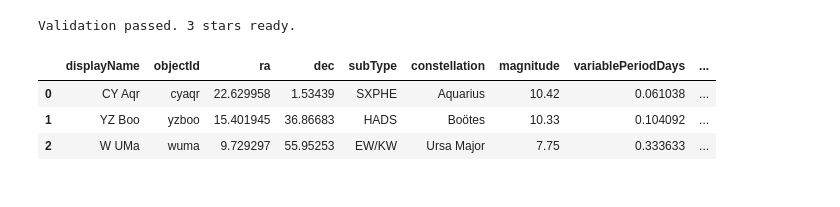
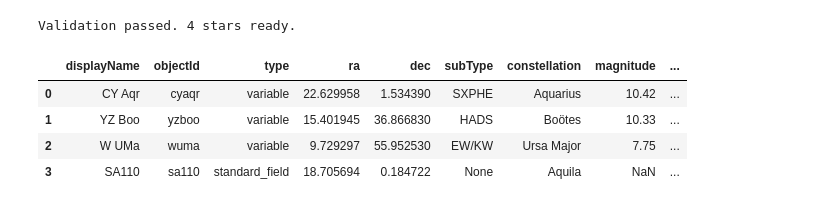
Before and after one commit to jeffrwatts/AstroPlannerData, a Jupyter notebook: vs_catalog.ipynb, the cells around one changed output. Saved outputs shown, nothing was run; the diff lists cells and outputs as text; code cells hidden in the pictures.

```diff
--- a/vs_catalog.ipynb
+++ b/vs_catalog.ipynb
@@ -1,13 +1,18 @@
 # %%
 # Cell 1 — Star list (primary input)
 # This is the only cell that needs editing to add a new star.
-# displayName must resolve via the VSX "ident" lookup (e.g. "CY Aqr", "W UMa").
+# type: "variable" (default) — displayName must resolve via the VSX "ident" lookup
+#       (e.g. "CY Aqr", "W UMa").
+#       "standard_field" — a non-variable AAVSO Standard Field used for transform
+#       calculations (e.g. "M11"); displayName must match an AAVSO standard field
+#       name exactly (see https://www.aavso.org/aavso-standard-fields).
 # objectId is a stable lowercase identifier derived from displayName unless overridden here.
 
 stars = [
-    {"displayName": "CY Aqr"},
-    {"displayName": "YZ Boo"},
-    {"displayName": "W UMa"},
+    {"displayName": "CY Aqr", "type": "variable"},
+    {"displayName": "YZ Boo", "type": "variable"},
+    {"displayName": "W UMa", "type": "variable"},
+    {"displayName": "SA110", "type": "standard_field"},
 ]
 # %%
 # Cell 2 — Imports & config
@@ -193,41 +274,44 @@ Resolved 3 / 3 stars.
 df = pd.DataFrame(lookup_results)
 
 errors = []
 
 missing_coords = df[df["ra"].isna() | df["dec"].isna()]["objectId"].tolist()
 if missing_coords:
     errors.append(f"Missing ra/dec for: {missing_coords}")
 
-missing_period = df[df["variablePeriodDays"].isna()]["objectId"].tolist()
+is_variable = df["type"] == "variable"
+
+missing_period = df[is_variable & df["variablePeriodDays"].isna()]["objectId"].tolist()
 if missing_period:
     errors.append(f"Missing variablePeriodDays for: {missing_period}")
 
-missing_epoch = df[df["variableEpochJd"].isna()]["objectId"].tolist()
+missing_epoch = df[is_variable & df["variableEpochJd"].isna()]["objectId"].tolist()
 if missing_epoch:
     errors.append(f"Missing variableEpochJd for: {missing_epoch}")
 
-missing_epoch_type = df[df["variableEpochType"].isna()]["objectId"].tolist()
+missing_epoch_type = df[is_variable & df["variableEpochType"].isna()]["objectId"].tolist()
 if missing_epoch_type:
     errors.append(
         f"Could not resolve variableEpochType for: {missing_epoch_type} "
         f"— add to EPOCH_TYPE_BY_VARTYPE_PREFIX or EPOCH_TYPE_OVERRIDES"
     )
 
 dupes = df[df.duplicated("objectId")]["objectId"].tolist()
 if dupes:
     errors.append(f"Duplicate objectIds: {dupes}")
 
 if errors:
     raise ValueError("Validation failed:\n" + "\n".join(errors))
 
 print(f"Validation passed. {len(df)} stars ready.")
 df
 # %% [output]
-Validation passed. 3 stars ready.
+Validation passed. 4 stars ready.
-|  | displayName | objectId | ra | dec | subType | constellation | magnitude | variablePeriodDays | ... |
-| 0 | CY Aqr | cyaqr | 22.629958 | 1.53439 | SXPHE | Aquarius | 10.42 | 0.061038 | ... |
-| 1 | YZ Boo | yzboo | 15.401945 | 36.86683 | HADS | Boötes | 10.33 | 0.104092 | ... |
-| 2 | W UMa | wuma | 9.729297 | 55.95253 | EW/KW | Ursa Major | 7.75 | 0.333633 | ... |
+|  | displayName | objectId | type | ra | dec | subType | constellation | magnitude | ... |
+| 0 | CY Aqr | cyaqr | variable | 22.629958 | 1.534390 | SXPHE | Aquarius | 10.42 | ... |
+| 1 | YZ Boo | yzboo | variable | 15.401945 | 36.866830 | HADS | Boötes | 10.33 | ... |
+| 2 | W UMa | wuma | variable | 9.729297 | 55.952530 | EW/KW | Ursa Major | 7.75 | ... |
+| 3 | SA110 | sa110 | standard_field | 18.705694 | 0.184722 | None | Aquila | NaN | ... |
 # %%
 # Cell 7 — Serialize to vs.json
 
```
Also changed, not shown: parts of 6 cells of this notebook, 1 other file.
